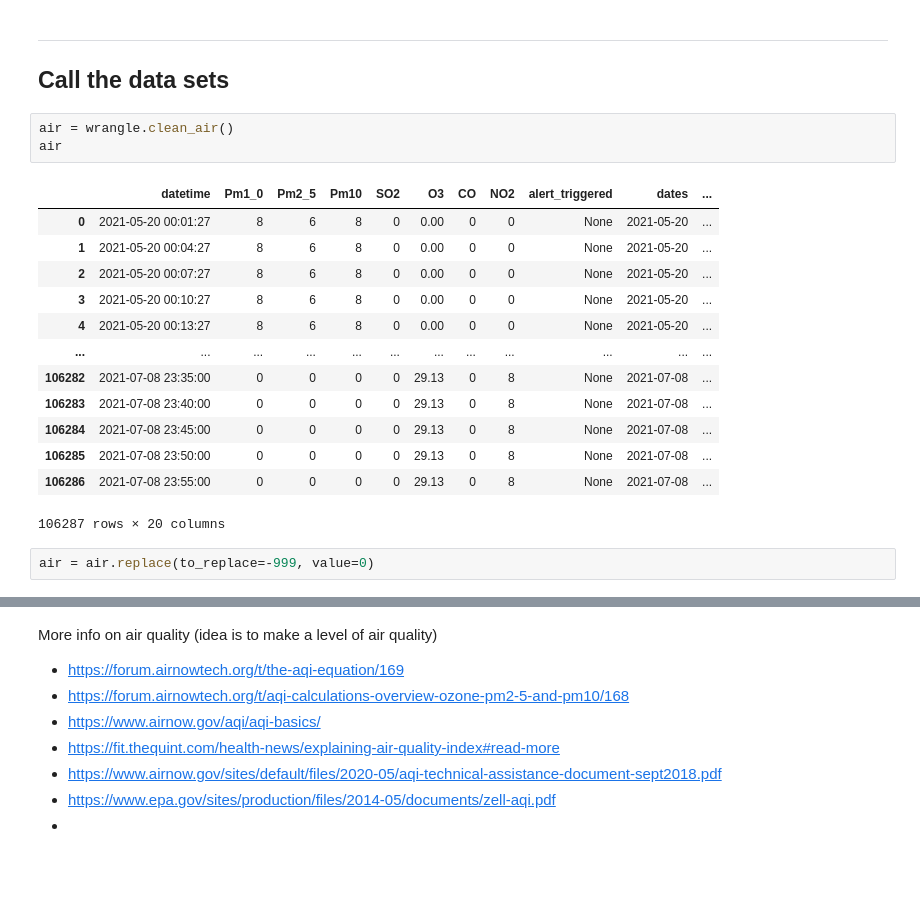
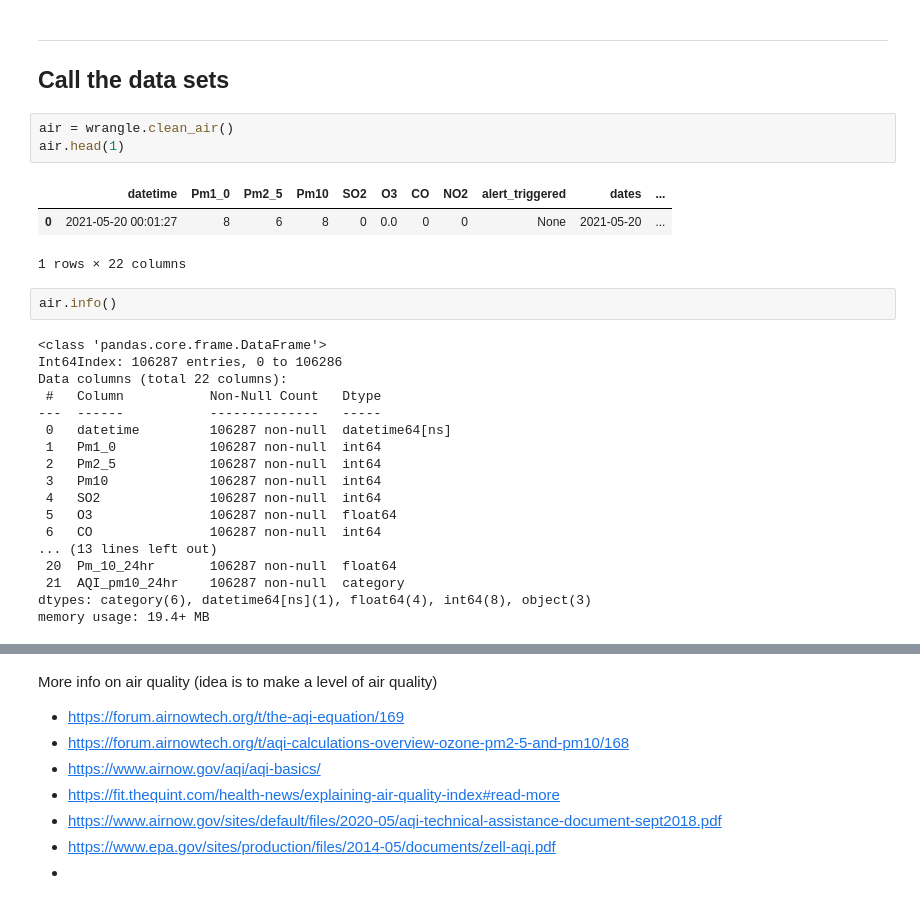
Before and after one commit to slc-data/2021-datathon, a Jupyter notebook: workbooks/caitlyn/explore.ipynb, the cells around one changed output, grey strips where cells are left out. Drawn from its saved outputs; the diff is of its cells as text; blank space fills up the shorter version.

```diff
--- a/workbooks/caitlyn/explore.ipynb
+++ b/workbooks/caitlyn/explore.ipynb
@@ -12,20 +12,28 @@ ___
 ## Call the data sets
 # %%
 air = wrangle.clean_air()
-air
+air.head(1)
 # %% [output]
 |  | datetime | Pm1_0 | Pm2_5 | Pm10 | SO2 | O3 | CO | NO2 | alert_triggered | dates | ... |
-| 0 | 2021-05-20 00:01:27 | 8 | 6 | 8 | 0 | 0.00 | 0 | 0 | None | 2021-05-20 | ... |
-| 1 | 2021-05-20 00:04:27 | 8 | 6 | 8 | 0 | 0.00 | 0 | 0 | None | 2021-05-20 | ... |
-| 2 | 2021-05-20 00:07:27 | 8 | 6 | 8 | 0 | 0.00 | 0 | 0 | None | 2021-05-20 | ... |
-| 3 | 2021-05-20 00:10:27 | 8 | 6 | 8 | 0 | 0.00 | 0 | 0 | None | 2021-05-20 | ... |
-| 4 | 2021-05-20 00:13:27 | 8 | 6 | 8 | 0 | 0.00 | 0 | 0 | None | 2021-05-20 | ... |
-| ... | ... | ... | ... | ... | ... | ... | ... | ... | ... | ... | ... |
-| 106282 | 2021-07-08 23:35:00 | 0 | 0 | 0 | 0 | 29.13 | 0 | 8 | None | 2021-07-08 | ... |
-| 106283 | 2021-07-08 23:40:00 | 0 | 0 | 0 | 0 | 29.13 | 0 | 8 | None | 2021-07-08 | ... |
-| 106284 | 2021-07-08 23:45:00 | 0 | 0 | 0 | 0 | 29.13 | 0 | 8 | None | 2021-07-08 | ... |
-| 106285 | 2021-07-08 23:50:00 | 0 | 0 | 0 | 0 | 29.13 | 0 | 8 | None | 2021-07-08 | ... |
-| 106286 | 2021-07-08 23:55:00 | 0 | 0 | 0 | 0 | 29.13 | 0 | 8 | None | 2021-07-08 | ... |
+| 0 | 2021-05-20 00:01:27 | 8 | 6 | 8 | 0 | 0.0 | 0 | 0 | None | 2021-05-20 | ... |
-106287 rows × 20 columns
+1 rows × 22 columns
-# %%
-air = air.replace(to_replace=-999, value=0)
+# %%
+air.info()
+# %% [output]
+<class 'pandas.core.frame.DataFrame'>
+Int64Index: 106287 entries, 0 to 106286
+Data columns (total 22 columns):
+ #   Column           Non-Null Count   Dtype
+---  ------           --------------   -----
+ 0   datetime         106287 non-null  datetime64[ns]
+ 1   Pm1_0            106287 non-null  int64
+ 2   Pm2_5            106287 non-null  int64
+ 3   Pm10             106287 non-null  int64
+ 4   SO2              106287 non-null  int64
+ 5   O3               106287 non-null  float64
+ 6   CO               106287 non-null  int64
+... (13 lines left out)
+ 20  Pm_10_24hr       106287 non-null  float64
+ 21  AQI_pm10_24hr    106287 non-null  category
+dtypes: category(6), datetime64[ns](1), float64(4), int64(8), object(3)
+memory usage: 19.4+ MB
```
Also changed, not shown: parts of 76 cells of this notebook.
